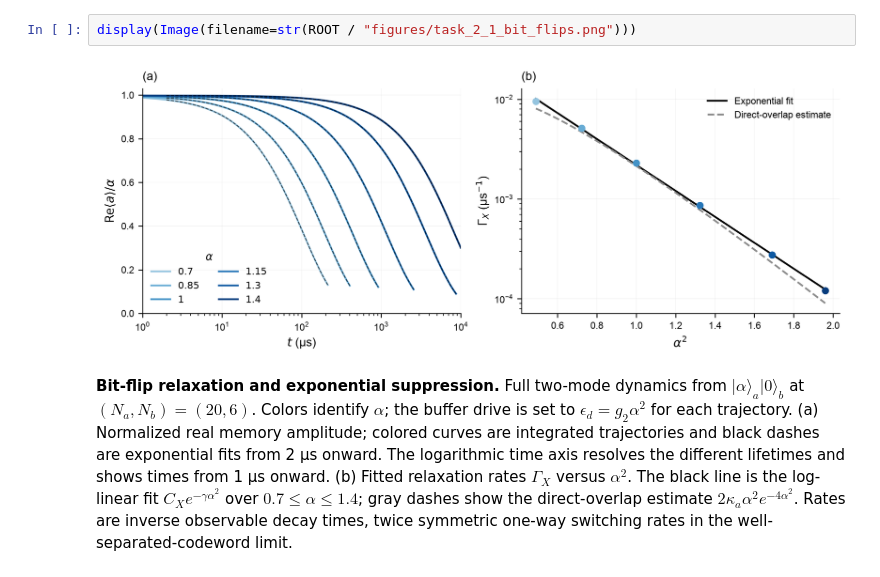
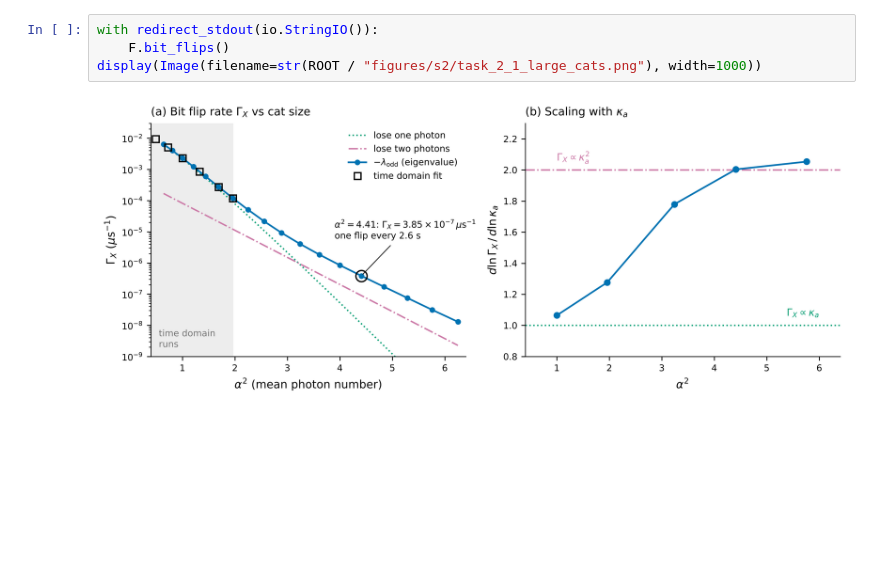
Before and after one commit to pkarakala/duquantum-cat-qubit, a Jupyter notebook: notebooks/06_task_2_1_bit_flips.ipynb, the cells around one changed output. Cells and saved outputs as stored; diff of their text form; blank space fills up the shorter version.

```diff
--- a/notebooks/06_task_2_1_bit_flips.ipynb
+++ b/notebooks/06_task_2_1_bit_flips.ipynb
@@ -45,6 +79,6 @@ display(summary)
 # %%
-display(Image(filename=str(ROOT / "figures/task_2_1_bit_flips.png")))
+with redirect_stdout(io.StringIO()):
+    F.bit_flips()
+display(Image(filename=str(ROOT / "figures/s2/task_2_1_large_cats.png"), width=1000))
 # %% [output]
-[figure, old version]
+[figure, new version]
-# %% [markdown]
-**Bit-flip relaxation and exponential suppression.** Full two-mode dynamics from $\lvert\alpha\rangle_a\lvert0\rangle_b$ at $(N_a,N_b)=(20,6)$. Colors identify $\alpha$; the buffer drive is set to $\epsilon_d=g_2\alpha^2$ for each trajectory. (a) Normalized real memory amplitude; colored curves are integrated trajectories and black dashes are exponential fits from 2 µs onward. The logarithmic time axis resolves the different lifetimes and shows times from 1 µs onward. (b) Fitted relaxation rates $\Gamma_X$ versus $\alpha^2$. The black line is the log-linear fit $C_Xe^{-\gamma\alpha^2}$ over $0.7\leq\alpha\leq1.4$; gray dashes show the direct-overlap estimate $2\kappa_a\alpha^2e^{-4\alpha^2}$. Rates are inverse observable decay times, twice symmetric one-way switching rates in the well-separated-codeword limit.
```
Also changed, not shown: parts of 19 cells of this notebook, 7 other files.
